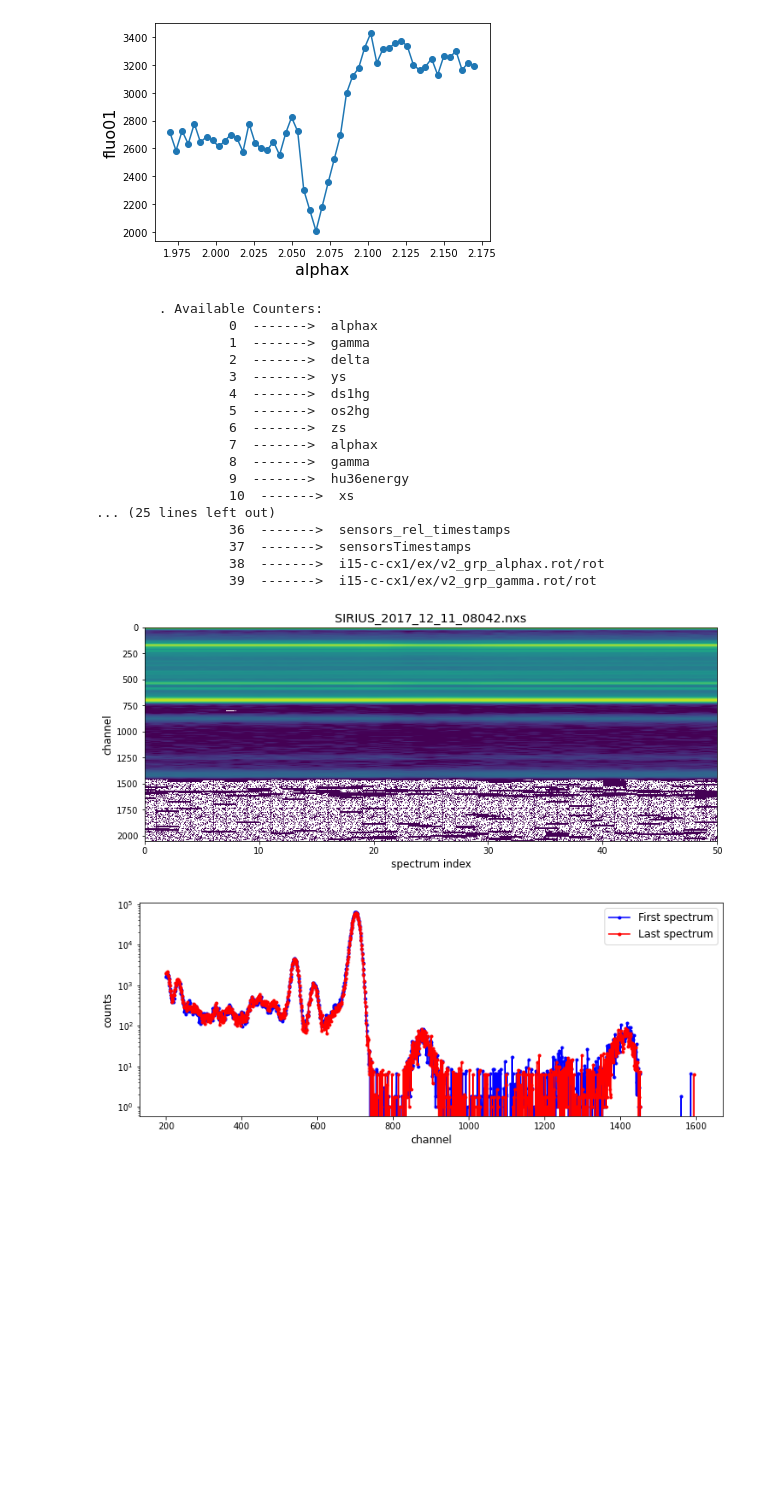
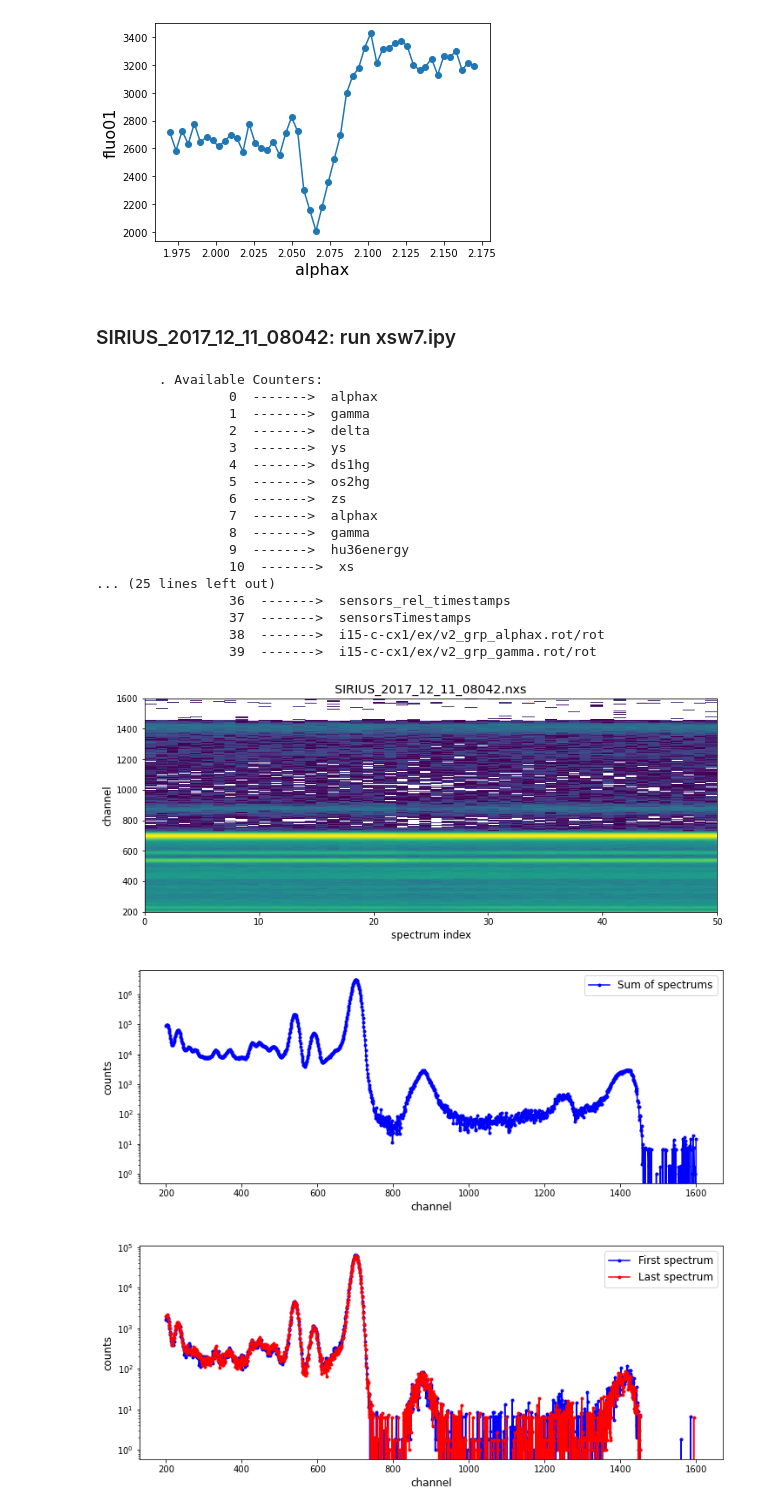
Before and after one commit to ArnaudHemmerle/JupyLabBook, a Jupyter notebook: Example.ipynb, the cells around one changed output. Cells and saved outputs as stored; diff of their text form; code cells hidden in the pictures; blank space fills up the shorter version.

```diff
--- a/Example.ipynb
+++ b/Example.ipynb
@@ -147,8 +96,5 @@ $\Large \color{red}{\bf Confined\ at\ home}$
 ## Scan 654 -> 680 : DCM Alignment 8keV + HU36 + M1 + M2
 # %% [markdown]
 -Incidence: $$\frac{786-558}{2 \times 2069} \times 0.0355 = 1.9mrad$$
-# %%
-# Incident angle in rad
-expt.thetai = 0.0019
 # %% [markdown]
 ## Alignment diffracto
@@ -326,8 +218,0 @@ FF.Choose_action(expt)
-# %%
-# Geometry of the experiment
-expt.thetai = 0.18*3.14159/180.
-expt.distance = 309.5
-expt.pixel_PONI_x = 572
-expt.pixel_PONI_y = 995
-expt.wavelength = 12398./11000./10.
-expt.cmap = "Greys"
@@ -400,7 +301,2 @@ CF.Extract_GIXS(nxs_filename='SIRIUS_2020_01_30_0614.nxs',working_dir=expt.worki
 # %% [markdown]
 # Experiment XRF
-# %%
-# Parameters for XRF
-expt.first_channel = 200
-expt.last_channel = 1600
-expt.list_elems = [0,1,2]
@@ -415,25 +306,28 @@ FF.Choose_action(expt)
 CF.Plot_1D(nxs_filename='SIRIUS_2017_12_11_08042.nxs', recording_dir=expt.recording_dir,xLabel='alphax', yLabel='fluo01')
 # %% [output]
 [figure]
+# %% [markdown]
+### SIRIUS_2017_12_11_08042: run xsw7.ipy
 # %%
-CF.Extract_fluo_sum(nxs_filename='SIRIUS_2017_12_11_08042.nxs',working_dir=expt.working_dir, recording_dir=expt.recording_dir, logz=True, list_elems=expt.list_elems, first_channel=expt.first_channel, last_channel=expt.last_channel, show_data_stamps=True, verbose=False)
+CF.Extract_XRF(nxs_filename='SIRIUS_2017_12_11_08042.nxs',working_dir=expt.working_dir,recording_dir=expt.recording_dir,logz=True,list_elems=[0, 1, 2],first_channel=200,last_channel=1600,use_eV=False,gain=10.0,eV0=0.0,show_data_stamps=True,verbose=False,plot_spectrogram=True,plot_first_last=True,plot_sum=True)
 # %% [output]
         . Available Counters:
                  0  ------->  alphax
                  1  ------->  gamma
                  2  ------->  delta
                  3  ------->  ys
                  4  ------->  ds1hg
                  5  ------->  os2hg
                  6  ------->  zs
                  7  ------->  alphax
                  8  ------->  gamma
                  9  ------->  hu36energy
                  10  ------->  xs
 ... (25 lines left out)
                  36  ------->  sensors_rel_timestamps
                  37  ------->  sensorsTimestamps
                  38  ------->  i15-c-cx1/ex/v2_grp_alphax.rot/rot
                  39  ------->  i15-c-cx1/ex/v2_grp_gamma.rot/rot
-[figure, old version]
+[figure, new version]
-[figure, old version]
+[figure, new version]
+[figure, added]
```
Also changed, not shown: parts of 34 cells of this notebook, 4 other files.
